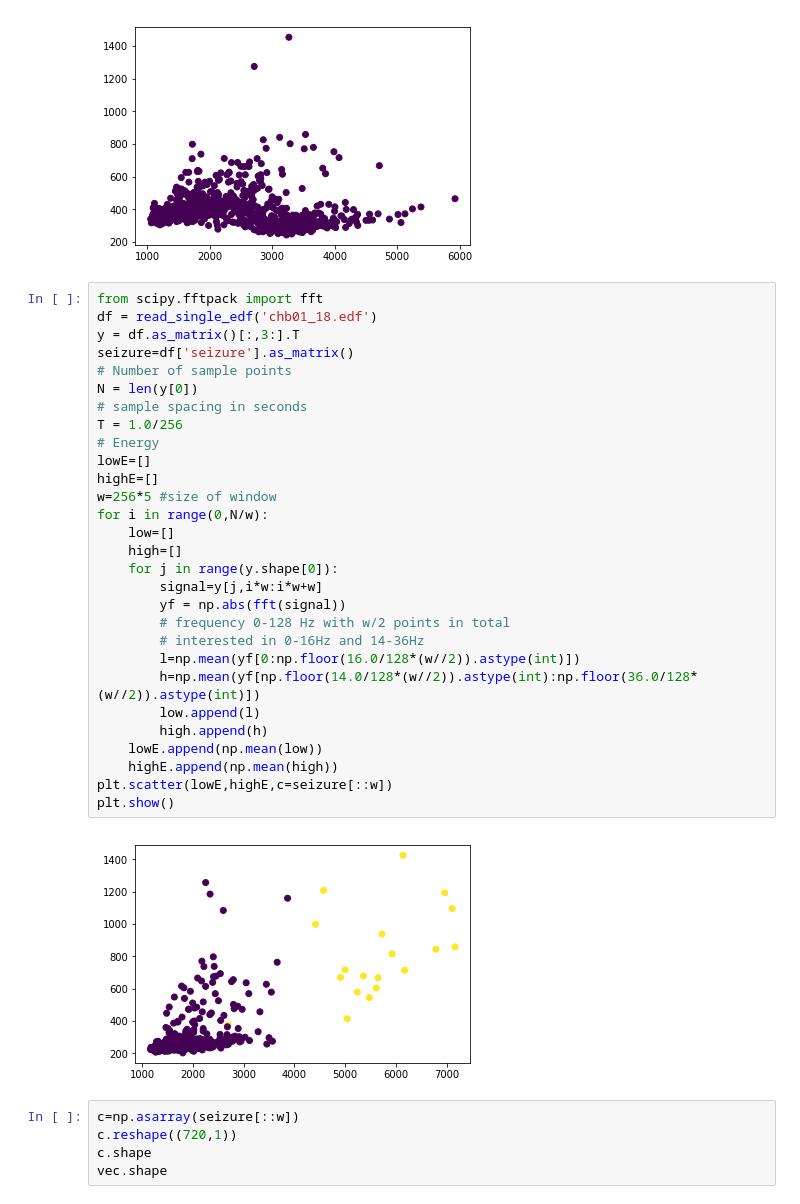
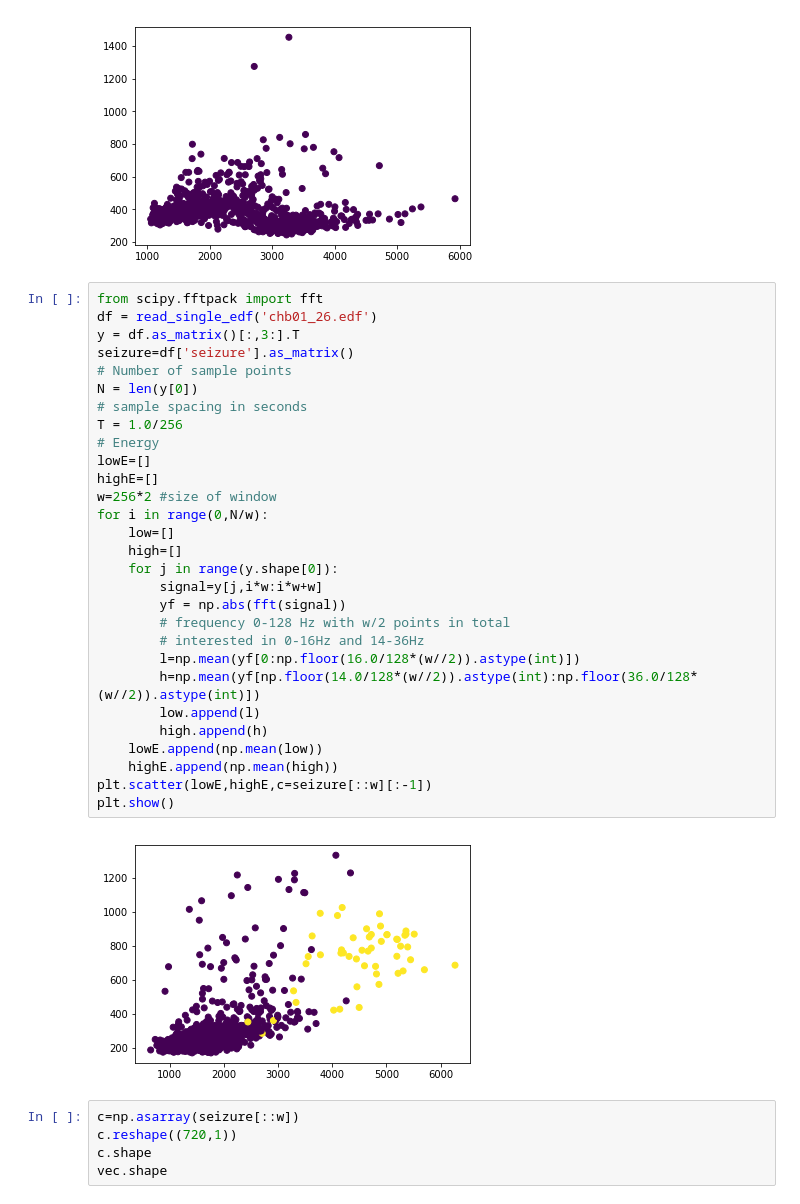
Before and after one commit to alenkran/ANES212_Seizure, a Jupyter notebook: STFT.ipynb, the cells around one changed output. Drawn from its saved outputs; the diff is of its cells as text.

```diff
--- a/STFT.ipynb
+++ b/STFT.ipynb
@@ -169,35 +169,35 @@ def lowvshigh_energy(df)
 [figure]
 # %%
 from scipy.fftpack import fft
-df = read_single_edf('chb01_18.edf')
+df = read_single_edf('chb01_26.edf')
 y = df.as_matrix()[:,3:].T
 seizure=df['seizure'].as_matrix()
 # Number of sample points
 N = len(y[0])
 # sample spacing in seconds
 T = 1.0/256
 # Energy
 lowE=[]
 highE=[]
-w=256*5 #size of window
+w=256*2 #size of window
 for i in range(0,N/w):
     low=[]
     high=[]
     for j in range(y.shape[0]):
         signal=y[j,i*w:i*w+w]
         yf = np.abs(fft(signal))
         # frequency 0-128 Hz with w/2 points in total
         # interested in 0-16Hz and 14-36Hz
         l=np.mean(yf[0:np.floor(16.0/128*(w//2)).astype(int)])
         h=np.mean(yf[np.floor(14.0/128*(w//2)).astype(int):np.floor(36.0/128*(w//2)).astype(int)])
         low.append(l)
         high.append(h)
     lowE.append(np.mean(low))
     highE.append(np.mean(high))
-plt.scatter(lowE,highE,c=seizure[::w])
+plt.scatter(lowE,highE,c=seizure[::w][:-1])
 plt.show()
 # %% [output]
-[figure, old version]
+[figure, new version]
 # %%
 c=np.asarray(seizure[::w])
 c.reshape((720,1))
```
Also changed, not shown: 1 other file.
